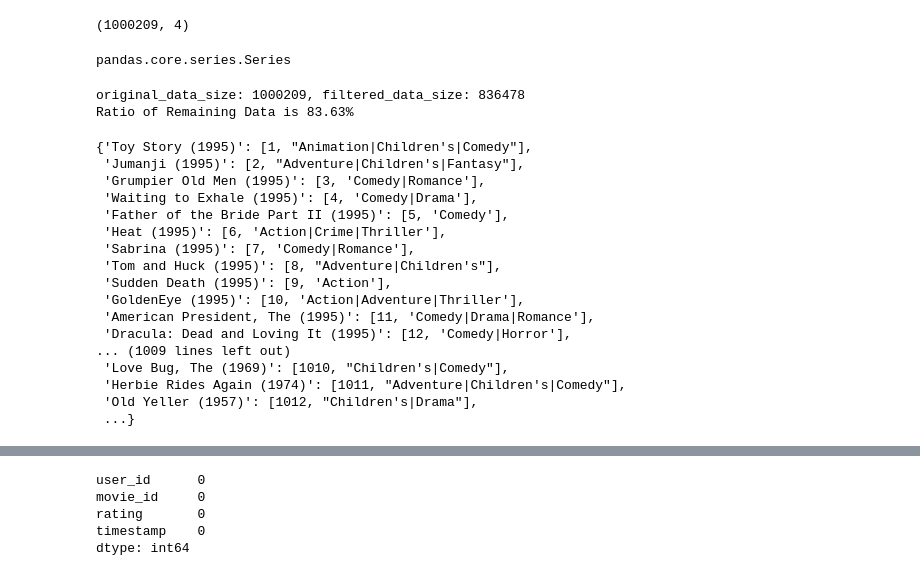
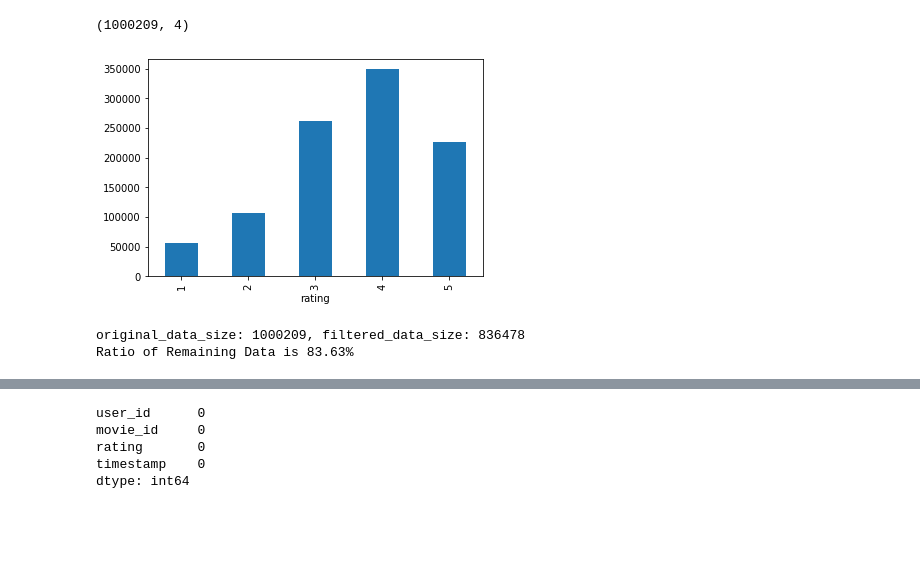
Before and after one commit to nanunzoey/aiffel_projects, a Jupyter notebook: exploration/E9_movielens_recommender_system.ipynb, the cells around one changed output, grey strips where cells are left out. Drawn from its saved outputs; the diff is of its cells as text; code cells hidden in the pictures; blank space fills up the shorter version.

```diff
--- a/exploration/E9_movielens_recommender_system.ipynb
+++ b/exploration/E9_movielens_recommender_system.ipynb
@@ -67,6 +66,3 @@ ratings.shape
 (1000209, 4)
 # %%
 rating_count = ratings.groupby('rating')['user_id'].count()
-type(rating_count)
-# %% [output]
-pandas.core.series.Series
@@ -77 +69,7 @@ plt.show()
+# %%
+rating_count.plot(kind='bar')
+
+plt.show()
+# %% [output]
+[figure, added]
 # %%
@@ -91,23 +84,0 @@ Ratio of Remaining Data is 83.63%
-# %%
-movies_dict = movies.copy()
-movies_dict = movies_dict.set_index('title').T.to_dict('list')
-
-movies_dict
-# %% [output]
-{'Toy Story (1995)': [1, "Animation|Children's|Comedy"],
- 'Jumanji (1995)': [2, "Adventure|Children's|Fantasy"],
- 'Grumpier Old Men (1995)': [3, 'Comedy|Romance'],
- 'Waiting to Exhale (1995)': [4, 'Comedy|Drama'],
- 'Father of the Bride Part II (1995)': [5, 'Comedy'],
- 'Heat (1995)': [6, 'Action|Crime|Thriller'],
- 'Sabrina (1995)': [7, 'Comedy|Romance'],
- 'Tom and Huck (1995)': [8, "Adventure|Children's"],
- 'Sudden Death (1995)': [9, 'Action'],
- 'GoldenEye (1995)': [10, 'Action|Adventure|Thriller'],
- 'American President, The (1995)': [11, 'Comedy|Drama|Romance'],
- 'Dracula: Dead and Loving It (1995)': [12, 'Comedy|Horror'],
-... (1009 lines left out)
- 'Love Bug, The (1969)': [1010, "Children's|Comedy"],
- 'Herbie Rides Again (1974)': [1011, "Adventure|Children's|Comedy"],
- 'Old Yeller (1957)': [1012, "Children's|Drama"],
- ...}
```
Also changed, not shown: parts of 54 cells of this notebook.
